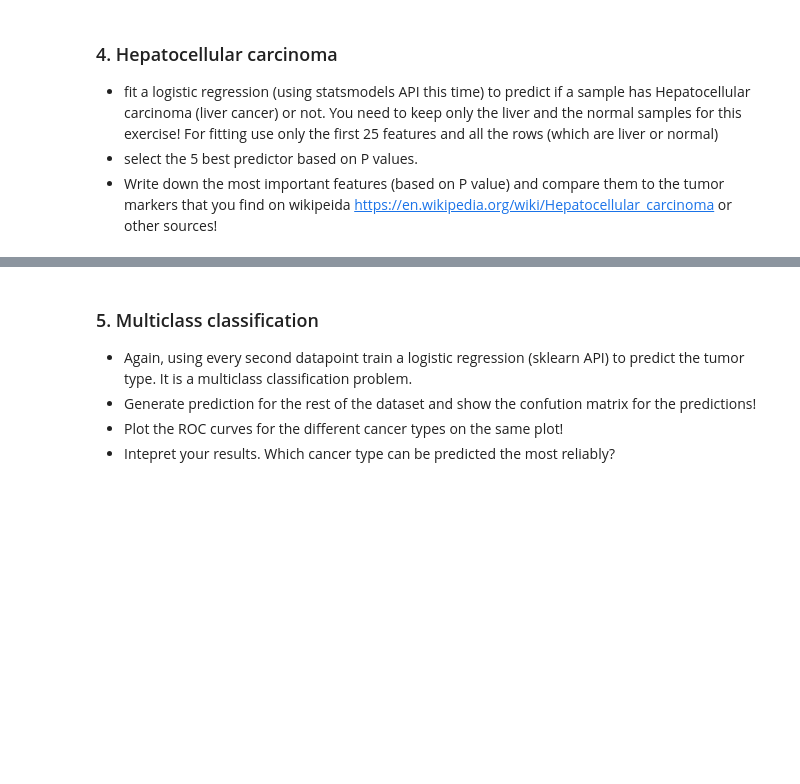
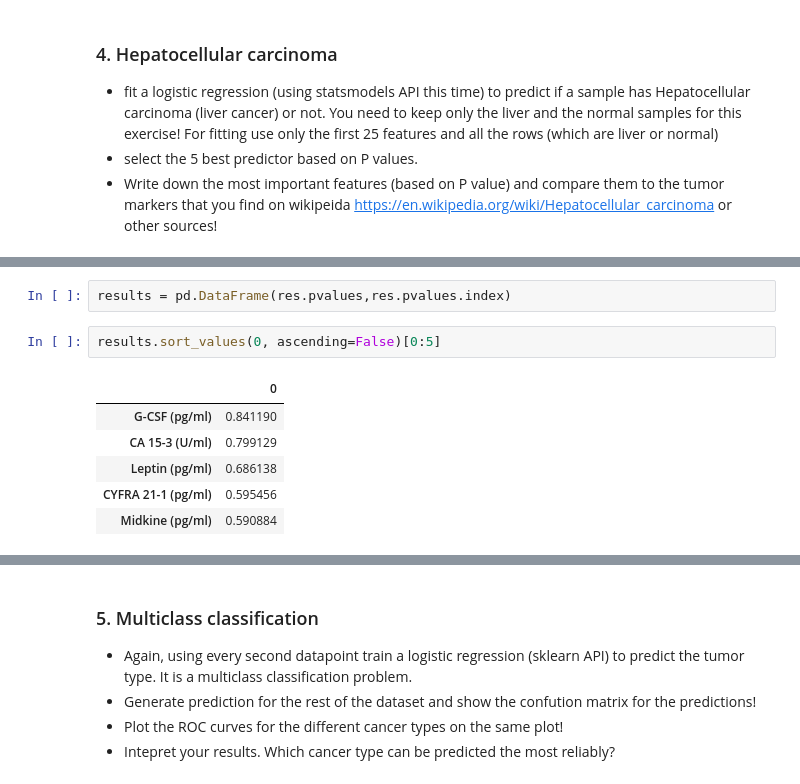
Before and after one commit to barnabasp/ML_Course, a Jupyter notebook: 5/hw5_raw.ipynb, the cells around one changed output, grey strips where cells are left out. Cells and saved outputs as stored; diff of their text form; blank space fills up the shorter version.

```diff
--- a/5/hw5_raw.ipynb
+++ b/5/hw5_raw.ipynb
@@ -331,0 +365,11 @@ ValueError: endog must be in the unit interval.
+# %%
+results = pd.DataFrame(res.pvalues,res.pvalues.index)
+# %%
+results.sort_values(0, ascending=False)[0:5]
+# %% [output]
+|  | 0 |
+| G-CSF (pg/ml) | 0.841190 |
+| CA 15-3 (U/ml) | 0.799129 |
+| Leptin (pg/ml) | 0.686138 |
+| CYFRA 21-1 (pg/ml) | 0.595456 |
+| Midkine (pg/ml) | 0.590884 |
```
Also changed, not shown: parts of 27 cells of this notebook.
